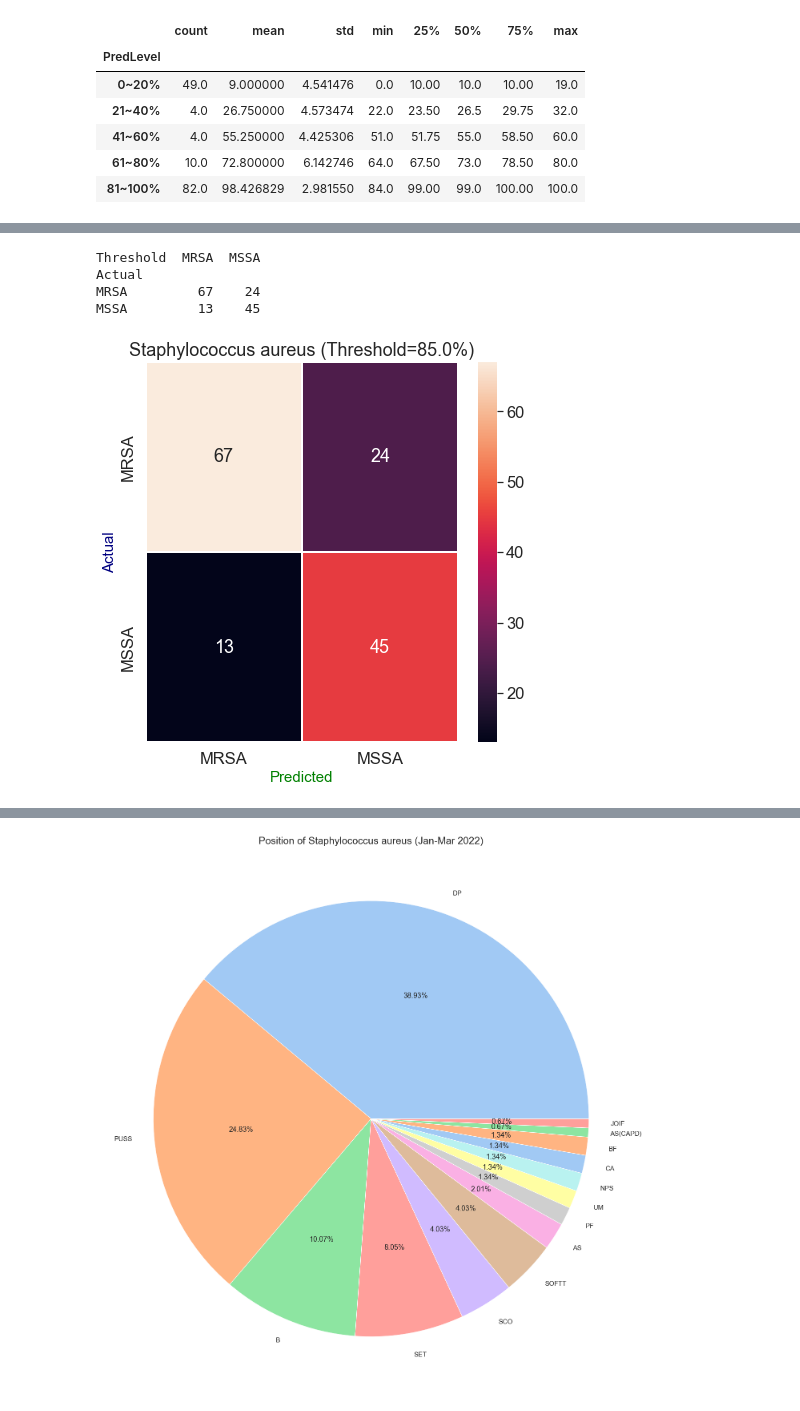
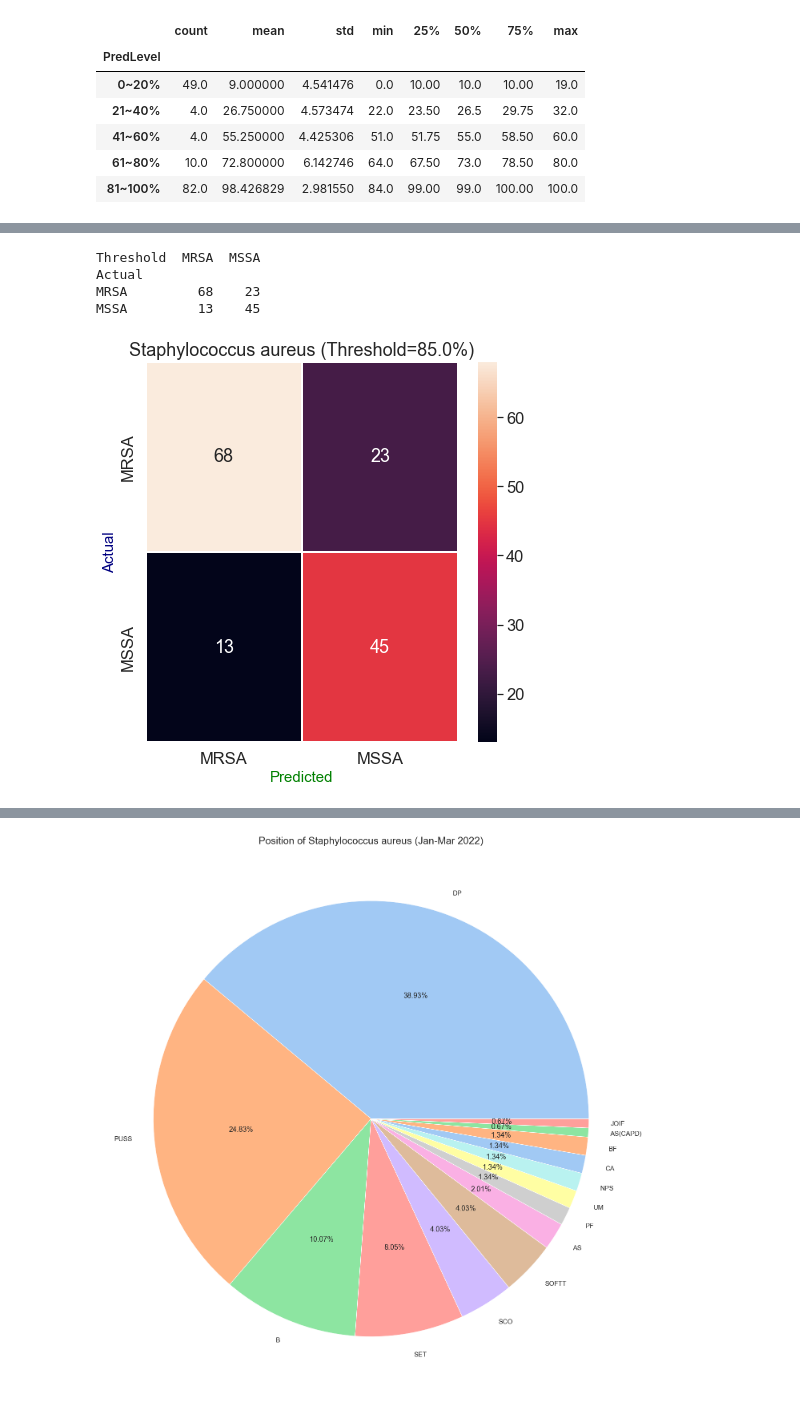
Before and after one commit to ChunWeiPeng/CMUH, a Jupyter notebook: LULU_report.ipynb, the cells around one changed output, grey strips where cells are left out. Saved outputs shown, nothing was run; the diff lists cells and outputs as text; code cells hidden in the pictures.

```diff
--- a/LULU_report.ipynb
+++ b/LULU_report.ipynb
@@ -180,21 +180,21 @@ FPR: 0.2241, TPR: 0.7473
 # %%
 # confusion matrix
-SA['Predicted'] = np.where(SA.PredValue>optimal_th, 'MRSA', 'MSSA')
+SA['Threshold'] = np.where(SA.PredValue>=optimal_th, 'MRSA', 'MSSA')
 # SA['Predicted'] = np.where(SA['PredLevel'] != '81~100%', 'MSSA', 'MRSA')
 confusion_matrix_SA = pd.crosstab(SA['Resist'], SA['Threshold'], rownames=['Actual'], colnames=['Threshold'])
 print (confusion_matrix_SA)
 
 
 plt.figure(figsize=(7,7))
 sn.set(font_scale = 1.5)
 sn.heatmap(confusion_matrix_SA, annot=True, fmt='d', linewidths=1.5)
 plt.title(f'Staphylococcus aureus (Threshold={optimal_th:.1f}%)', fontsize = 18)
 plt.xlabel('Predicted', fontsize = 15, color='green')
 plt.ylabel('Actual', fontsize = 15, color='navy')
 plt.show()
 # %% [output]
 Threshold  MRSA  MSSA
 Actual
-MRSA         67    24
+MRSA         68    23
 MSSA         13    45
-[figure, old version]
+[figure, new version]
```
Also changed, not shown: parts of 14 cells of this notebook.
